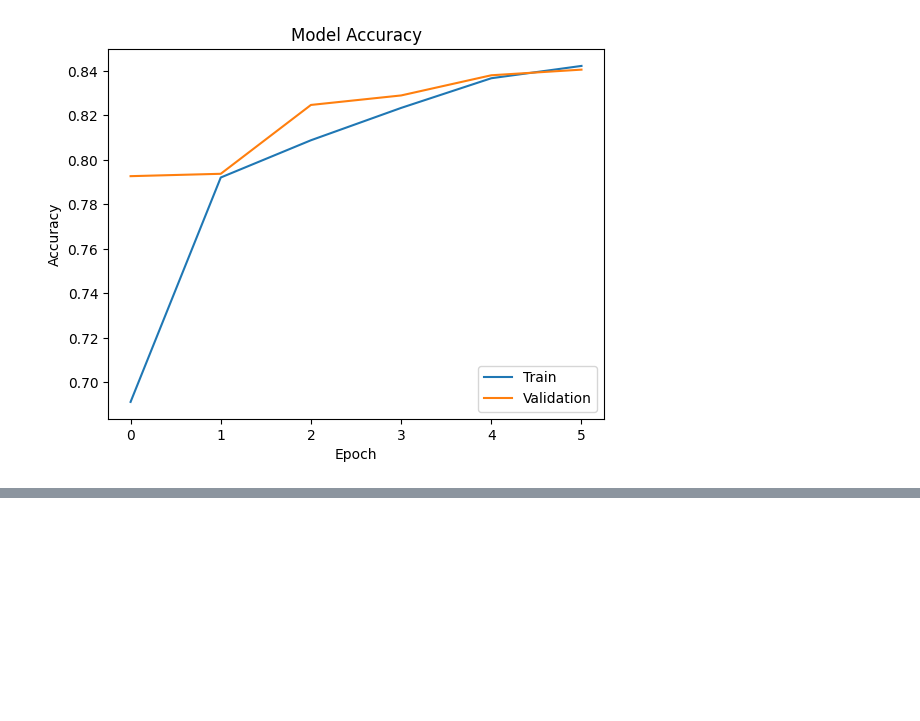
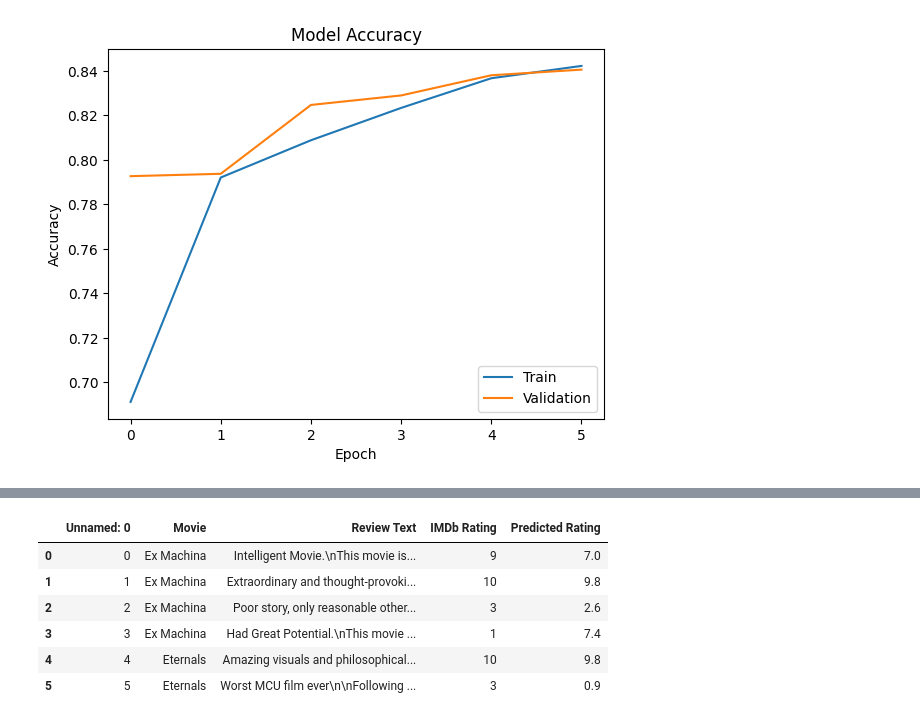
Before and after one commit to jateen67/news, a Jupyter notebook: python/neural_network/model/news.ipynb, the cells around one changed output, grey strips where cells are left out. Saved outputs shown, nothing was run; the diff lists cells and outputs as text; code cells hidden in the pictures; blank space fills up the shorter version.

Commit message:
uploaded model, test went well

```diff
--- a/python/neural_network/model/news.ipynb
+++ b/python/neural_network/model/news.ipynb
@@ -206,0 +212,18 @@ plt.show()
+# %%
+test_reviews = pd.read_csv("imdb_test_reviews.csv")
+
+test_preprocessed = []
+for review in test_reviews["Review Text"]:
+  review = preprocess(review)
+  test_preprocessed.append(review)
+
+# tokenising with tokenizer from before
+test_tokenized = tokenizer.texts_to_sequences(test_preprocessed)
+
+# padding to 100 tokens
+test_padded = pad_sequences(test_tokenized, padding='post', maxlen=100)
+
+# passing tokenized + padded reviews to the model
+test_sentiments = model.predict(test_padded)
+
+print(test_sentiments)
@@ -206,0 +238,11 @@ plt.show()
+# %%
+test_reviews['Predicted Rating'] = np.round(test_sentiments * 10, 1)
+test_reviews.head(6)
+# %% [output]
+|  | Unnamed: 0 | Movie | Review Text | IMDb Rating | Predicted Rating |
+| 0 | 0 | Ex Machina | Intelligent Movie.\nThis movie is... | 9 | 7.0 |
+| 1 | 1 | Ex Machina | Extraordinary and thought-provoki... | 10 | 9.8 |
+| 2 | 2 | Ex Machina | Poor story, only reasonable other... | 3 | 2.6 |
+| 3 | 3 | Ex Machina | Had Great Potential.\nThis movie ... | 1 | 7.4 |
+| 4 | 4 | Eternals | Amazing visuals and philosophical... | 10 | 9.8 |
+| 5 | 5 | Eternals | Worst MCU film ever\n\nFollowing ... | 3 | 0.9 |
```
Also changed, not shown: parts of 4 cells of this notebook, 1 other file.
